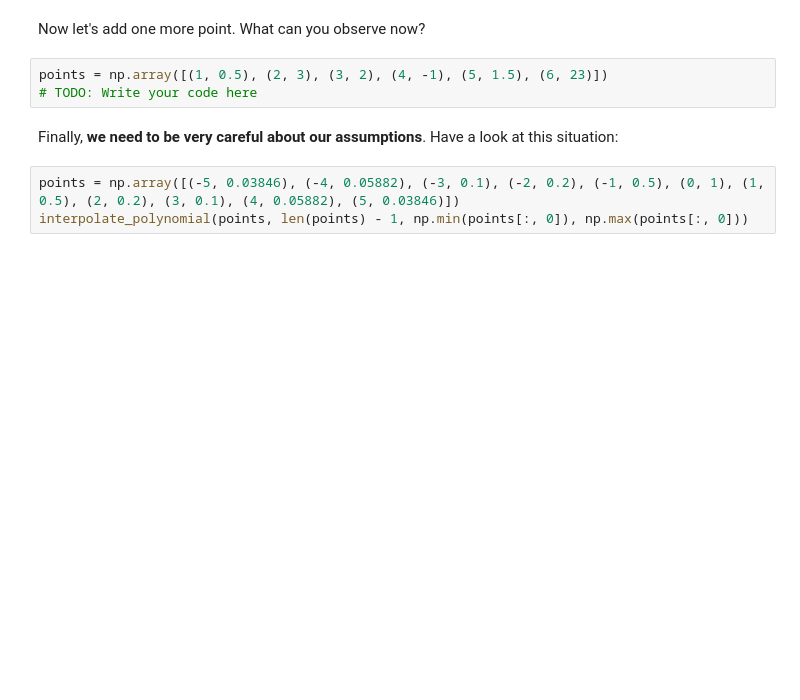
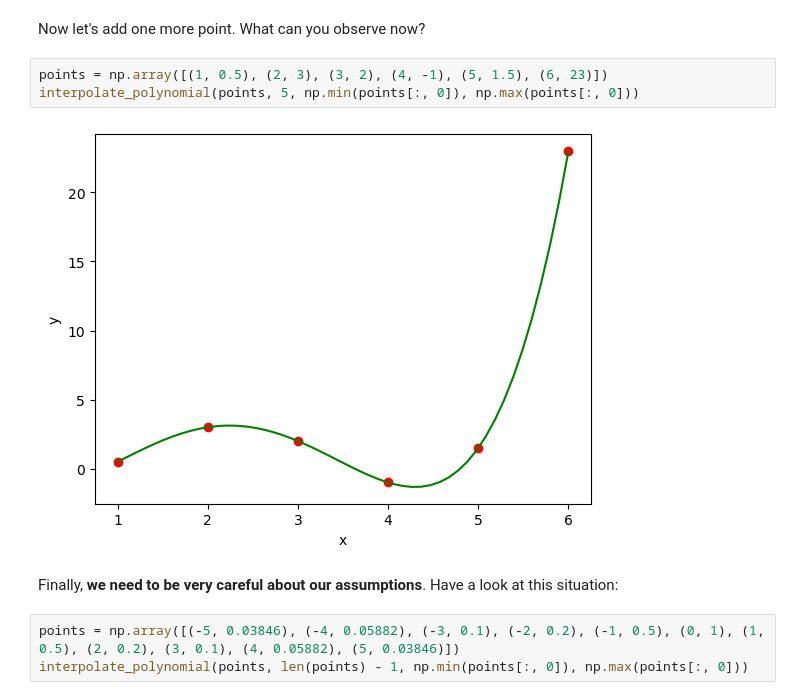
Before and after one commit to crystal-wolfer/SoftUni-AI-ML, a Jupyter notebook: Course 1 - Math For Developer/Excercises/4.Linear-Algebra-Exercise.ipynb, the cells around one changed output. Cells and saved outputs as stored; diff of their text form; blank space fills up the shorter version.

```diff
--- a/Course 1 - Math For Developer/Excercises/4.Linear-Algebra-Exercise.ipynb
+++ b/Course 1 - Math For Developer/Excercises/4.Linear-Algebra-Exercise.ipynb
@@ -123,7 +179,9 @@ points = np.array([(1, 0.5), (2, 3), (3, 2), (4, -1), (5, 1.5)])
 Now let's add one more point. What can you observe now?
 # %%
 points = np.array([(1, 0.5), (2, 3), (3, 2), (4, -1), (5, 1.5), (6, 23)])
-# TODO: Write your code here
+interpolate_polynomial(points, 5, np.min(points[:, 0]), np.max(points[:, 0]))
+# %% [output]
+[figure, added]
 # %% [markdown]
 Finally, **we need to be very careful about our assumptions**. Have a look at this situation:
 # %%
```
Also changed, not shown: parts of 16 cells of this notebook, 2 other files.
